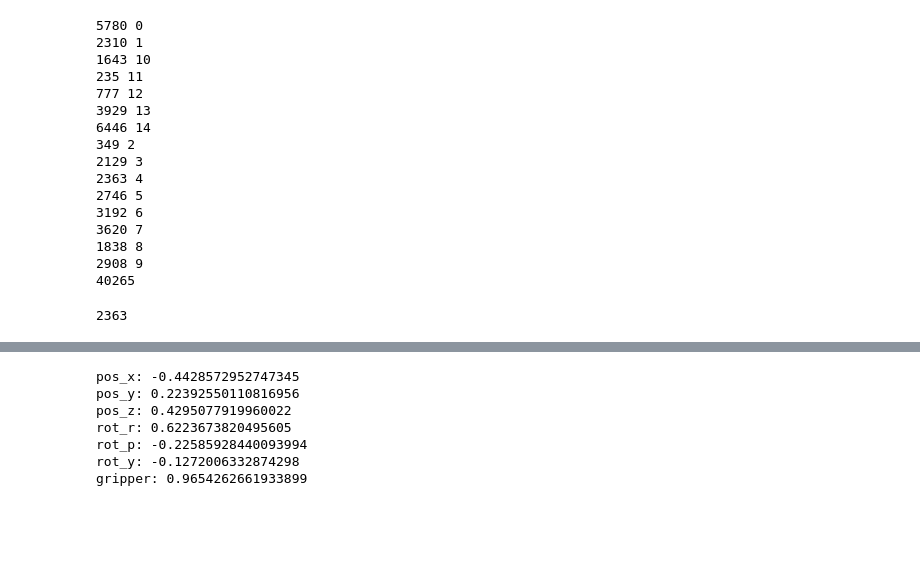
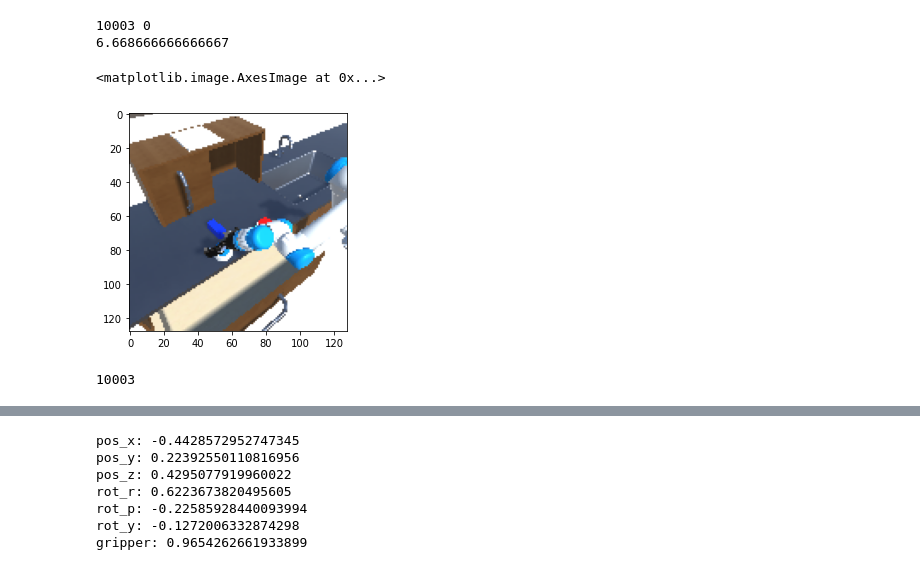
Before and after one commit to sholtodouglas/unity_robotics_env, a Jupyter notebook: robotics_demo/scripts/ControlCentre.ipynb, the cells around one changed output, grey strips where cells are left out. Drawn from its saved outputs; the diff is of its cells as text; code cells hidden in the pictures; blank space fills up the shorter version.

```diff
--- a/robotics_demo/scripts/ControlCentre.ipynb
+++ b/robotics_demo/scripts/ControlCentre.ipynb
@@ -23,8 +27,12 @@ pos_cmd_pub = rospy.Publisher('xyz_rpy_g_command', PositionCommand, queue_size=1
 env_reset_pub = rospy.Publisher('full_reset', ResetInfo, queue_size=1)
 env_reEngage_physics_pub = rospy.Publisher('re_engage_physics', Reengage, queue_size=1)
 env_reEngage_collision_pub = rospy.Publisher('re_engage_collision', Reengage, queue_size=1)
+toggleTimePub = rospy.Publisher('toggleHalt', Reengage, queue_size=1)
+# The publisher which sends out the consolidated state for the saver to save
+transition_pub = rospy.Publisher('timestep', ToRecord, queue_size=1)
 # service to get IK
 IK = rospy.ServiceProxy('get_IK', getIK)
-getStateServ = rospy.ServiceProxy('getState', getState)
+getStateServ = rospy.ServiceProxy('getState', getState, persistent=True)
+syncTimeServ = rospy.ServiceProxy('getTime', getTime, persistent=True)
 # %%
 # First things first, lets load some data!
@@ -54,20 +48,27 @@ os.listdir(OBS_ACT_PATH)
 rospy.init_node('jupyter')
 # %%
 
+ros_shoulder_image = None
+ros_gripper_image = None
 
-def process_observation():
+def process_observation_srv():
     '''
     The full state will be sent out at Nh > controlHz by the env, listen to it, and save the relevant parts
     '''
-
+    global ros_shoulder_image, ros_gripper_image
     o = getStateServ(int(1)).state
     proprioceptive_state  = proprio_quat_to_rpy_vector(o.proprio)
     achieved_goal = ag_to_vector(o.ag)
     full_state = np.concatenate([proprioceptive_state, achieved_goal])
     # process the images
-    shoulder_image  = rosImg_to_numpy(o.shoulderImage)
-    gripper_image = rosImg_to_numpy(o.gripperImage)
-    return proprioceptive_state, achieved_goal, shoulder_image, gripper_image
+    o.shoulderImage.data += (o.imq2 + o.imq3 + o.imq4)
+    ros_shoulder_image = o.shoulderImage
+    ros_gripper_image = o.gripperImage
+    shoulder_image  = rosImg_to_numpy(ros_shoulder_image)
+    gripper_image = rosImg_to_numpy(ros_gripper_image)
+    velocities = o.vels
+    gen_time = o.time
+    return proprioceptive_state, achieved_goal, shoulder_image, gripper_image, velocities, gen_time
 
 
 def check_reset_convergence(proprio, ag, current_proprio, current_ag, threshold = 0.01):
@@ -85,9 +86,9 @@ def converge_on_reset(proprio, ag, threshold = 0.05):
     r = rospy.Rate(10) # 10hz
     while not rospy.is_shutdown():
         t = time.time()
-        current_arm, current_ag, _,_ = process_observation()
+        current_arm, current_ag, _,_, _,_ = process_observation_srv()
         checks = check_reset_convergence(proprio, ag, current_arm, current_ag, threshold)
-        if (t > t_start+1):
+        if (t > t_start+0.1):
             idxs = np.where(checks == False)
 #             print(idxs, proprio[idxs], current_arm[idxs])
             return
@@ -95,27 +96,18 @@ def converge_on_reset(proprio, ag, threshold = 0.05):
             return
         r.sleep() # ros sleep for a little while before checking convergence again
 # %%
-collected = 0
+
+o, a, ag = [], [], []
 for i in os.listdir(OBS_ACT_PATH):
-    test = np.load(f"{OBS_ACT_PATH}/{int(i)}/data.npz", allow_pickle=True)
-    obs, acts, ags, times = test['obs'], test['acts'], test['achieved_goals'], test['times']
-    collected += len(obs)
-    print(len(obs), i)
-print(collected)
+    try:
+        test = np.load(f"{OBS_ACT_PATH}/{int(i)}/data.npz", allow_pickle=True)
+        obs, acts, ags, times = test['obs'], test['acts'], test['achieved_goals'], test['times']
+        o.append(obs), a.append(acts), ag.append(ags)
+        print(len(obs), i)
+    except:
+        pass
+o, a, ag = np.vstack(o), np.vstack(a), np.vstack(ag)
+print(len(o)/25/60)
 # %% [output]
-5780 0
-2310 1
-1643 10
-235 11
-777 12
-3929 13
-6446 14
-349 2
-2129 3
-2363 4
-2746 5
-3192 6
-3620 7
-1838 8
-2908 9
-40265
+10003 0
+6.668666666666667
@@ -142,7 +136,13 @@ def reset_to(arm, ag, prev_act = np.zeros(7)):
+# %%
+current_arm, current_ag, sh,gr, _ ,_= process_observation_srv()
+plt.imshow(sh)
+# %% [output]
+<matplotlib.image.AxesImage at 0x...>
+[figure, added]
 # %%
-test = np.load(f"{OBS_ACT_PATH}/4/data.npz", allow_pickle=True)
+test = np.load(f"{OBS_ACT_PATH}/0/data.npz", allow_pickle=True)
 obs, acts, ags, times = test['obs'], test['acts'], test['achieved_goals'], test['times']
 proprio = obs[:, :7]
 print(len(acts))
 # %% [output]
-2363
+10003
```
Also changed, not shown: parts of 36 cells of this notebook, 23 other files.
